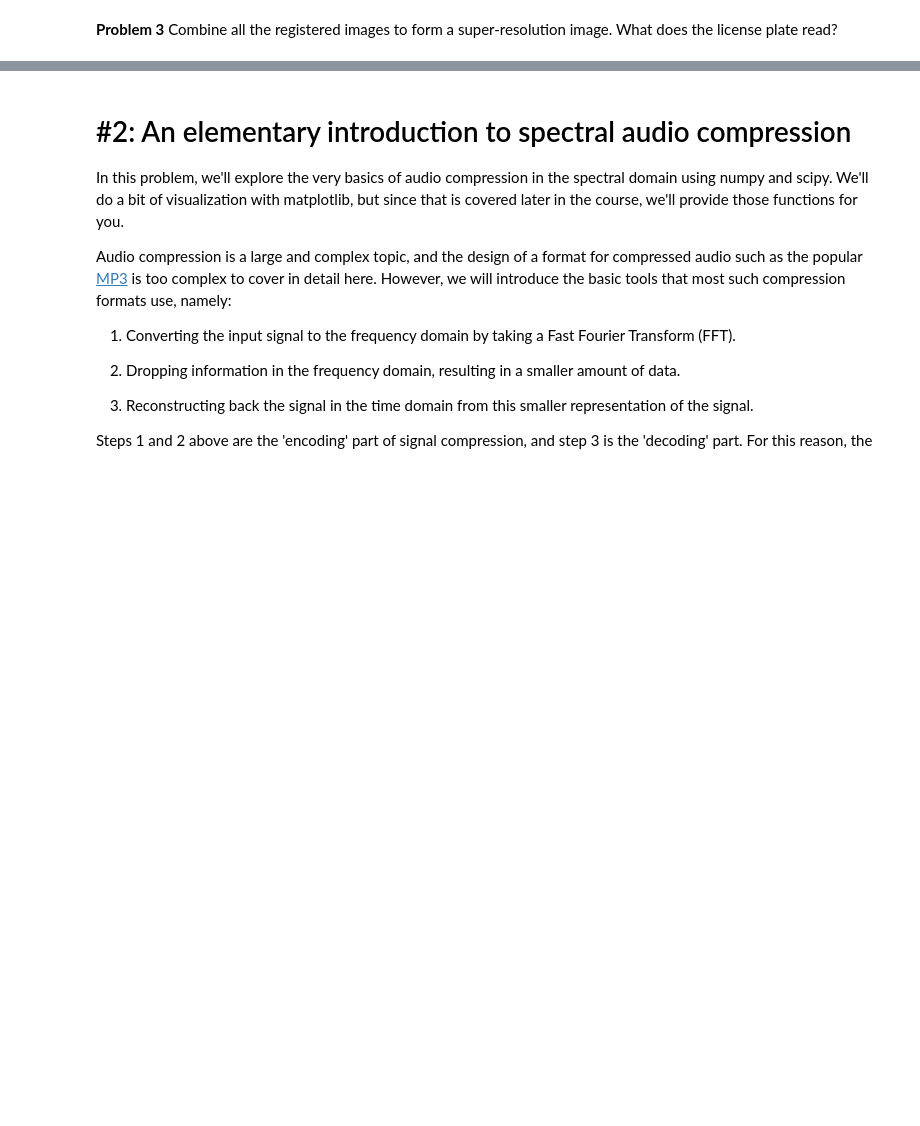
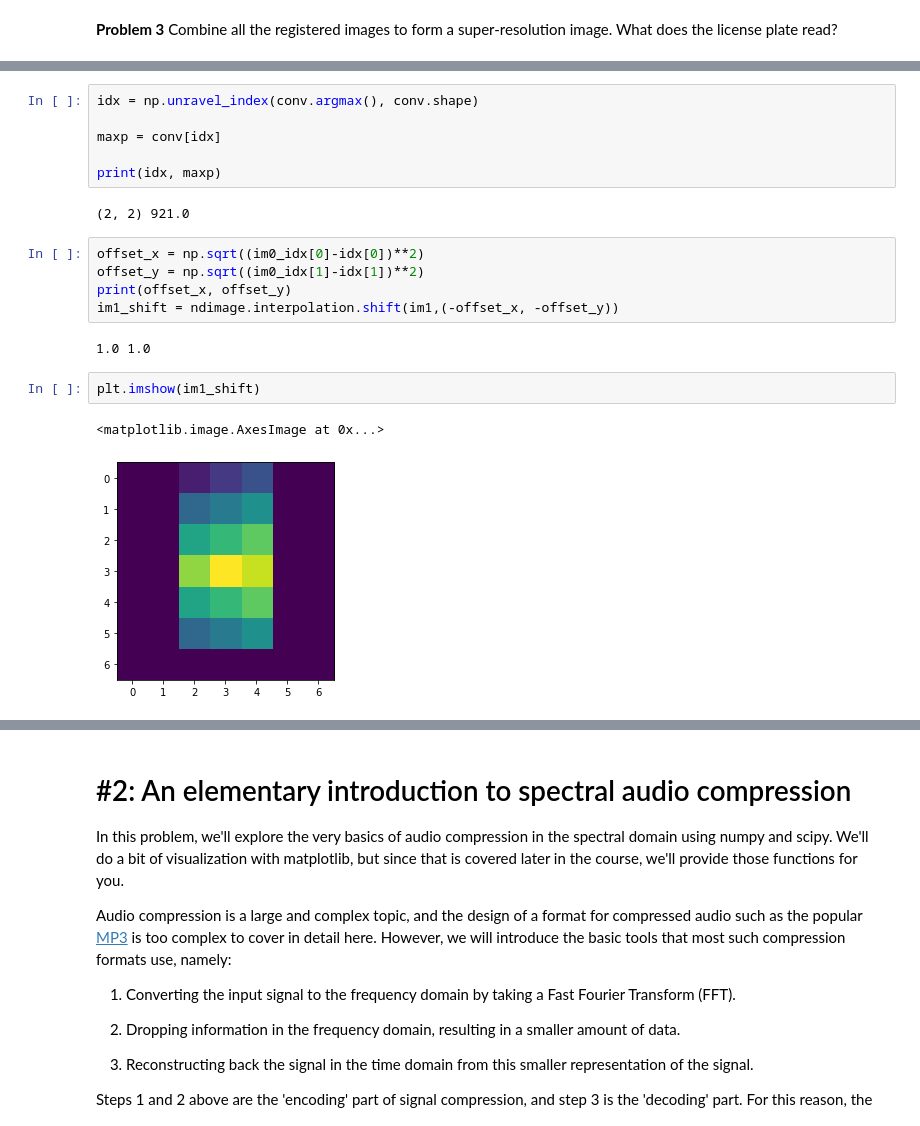
Before and after one commit to JBeechert/python-ay250-homework, a Jupyter notebook: hw_1/hw_1_assignment.ipynb, the cells around one changed output, grey strips where cells are left out. Drawn from its saved outputs; the diff is of its cells as text; blank space fills up the shorter version.

```diff
--- a/hw_1/hw_1_assignment.ipynb
+++ b/hw_1/hw_1_assignment.ipynb
@@ -143,0 +218,20 @@ print(offset)
+# %%
+idx = np.unravel_index(conv.argmax(), conv.shape)
+
+maxp = conv[idx]
+
+print(idx, maxp)
+# %% [output]
+(2, 2) 921.0
+# %%
+offset_x = np.sqrt((im0_idx[0]-idx[0])**2)
+offset_y = np.sqrt((im0_idx[1]-idx[1])**2)
+print(offset_x, offset_y)
+im1_shift = ndimage.interpolation.shift(im1,(-offset_x, -offset_y))
+# %% [output]
+1.0 1.0
+# %%
+plt.imshow(im1_shift)
+# %% [output]
+<matplotlib.image.AxesImage at 0x...>
+[figure, added]
```
Also changed, not shown: parts of 30 cells of this notebook.
